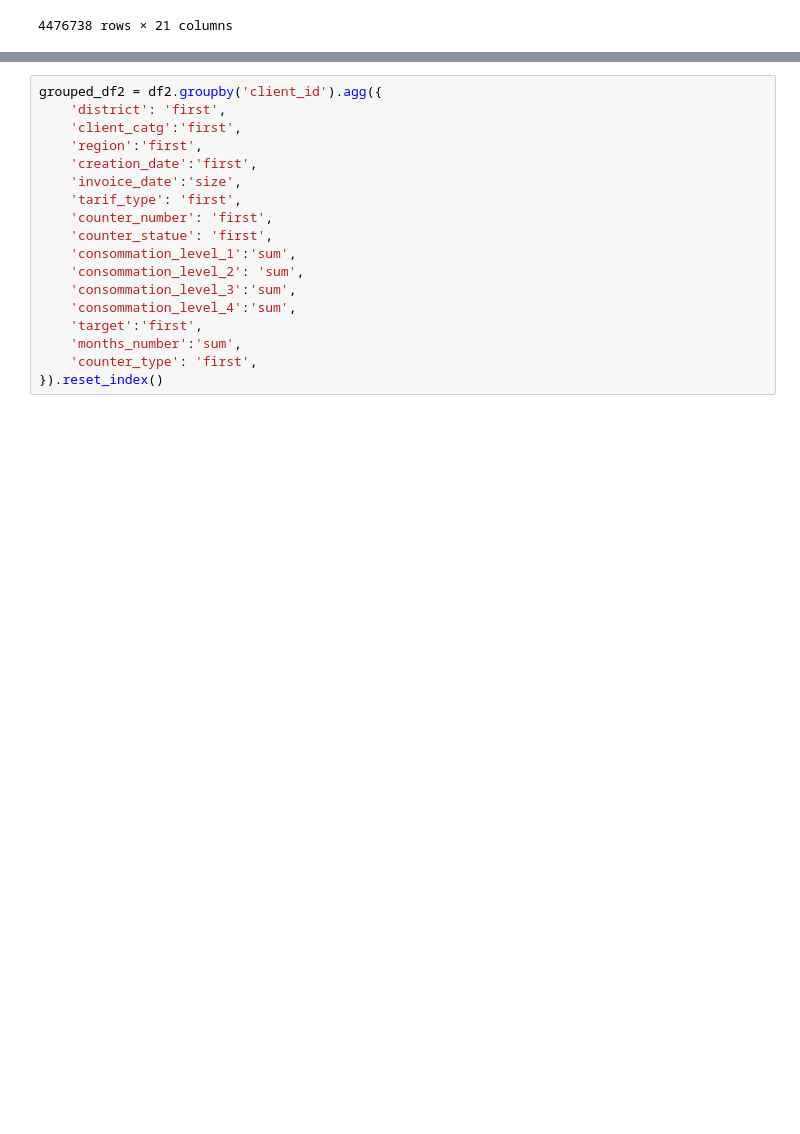
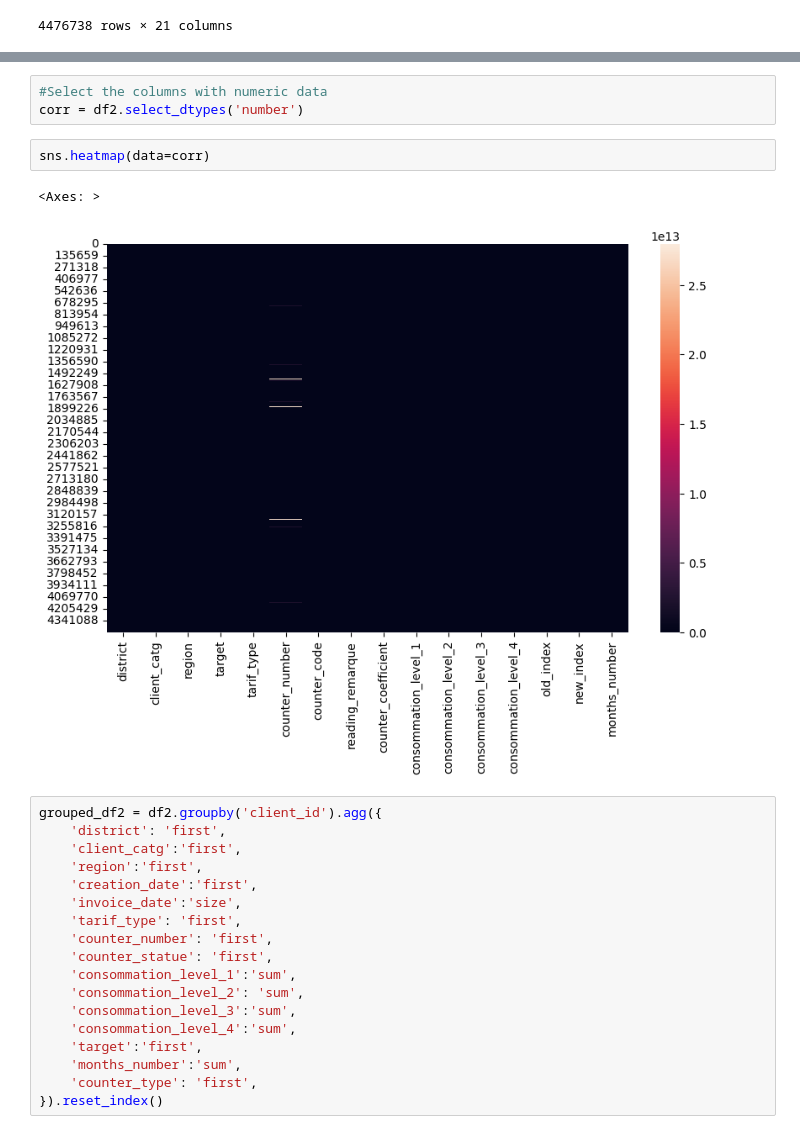
Before and after one commit to mariagichomo/Fraud-detection, a Jupyter notebook: Fraud_detection_pynb.ipynb, the cells around one changed output, grey strips where cells are left out. Saved outputs shown, nothing was run; the diff lists cells and outputs as text; blank space fills up the shorter version.

```diff
--- a/Fraud_detection_pynb.ipynb
+++ b/Fraud_detection_pynb.ipynb
@@ -313,3 +329,11 @@ df2
+# %%
+#Select the columns with numeric data
+corr = df2.select_dtypes('number')
+# %%
+sns.heatmap(data=corr)
+# %% [output]
+<Axes: >
+[figure, added]
 # %%
 grouped_df2 = df2.groupby('client_id').agg({
     'district': 'first',
```
Also changed, not shown: parts of 8 cells of this notebook.
